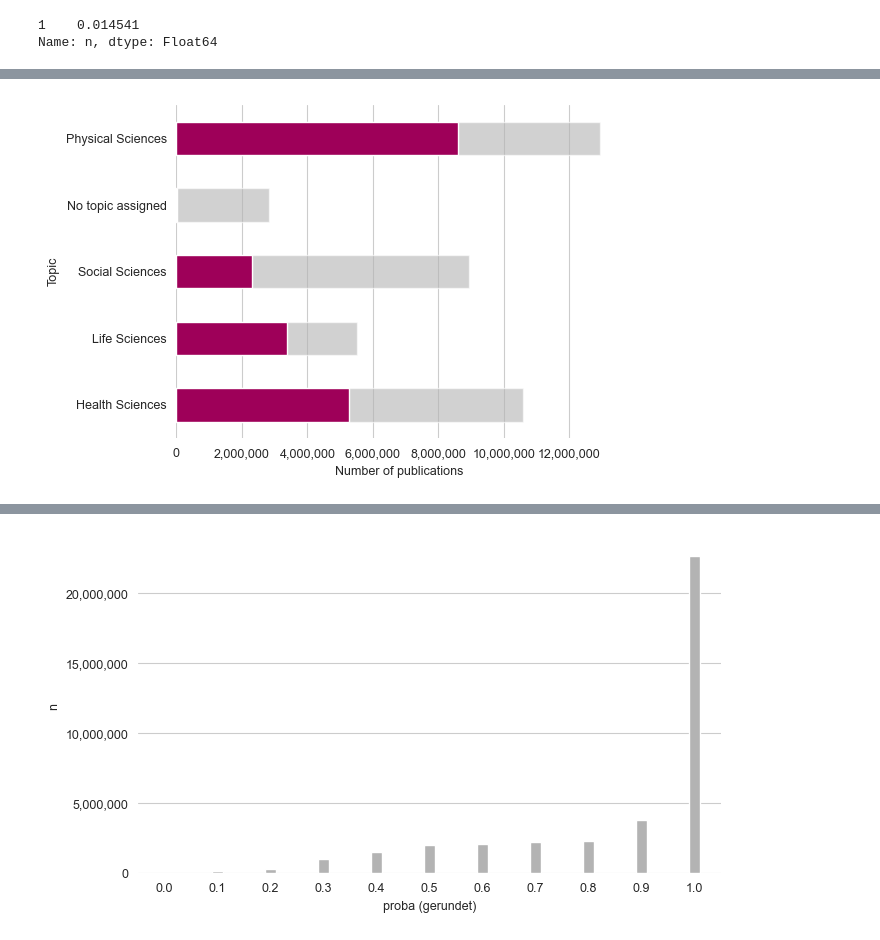
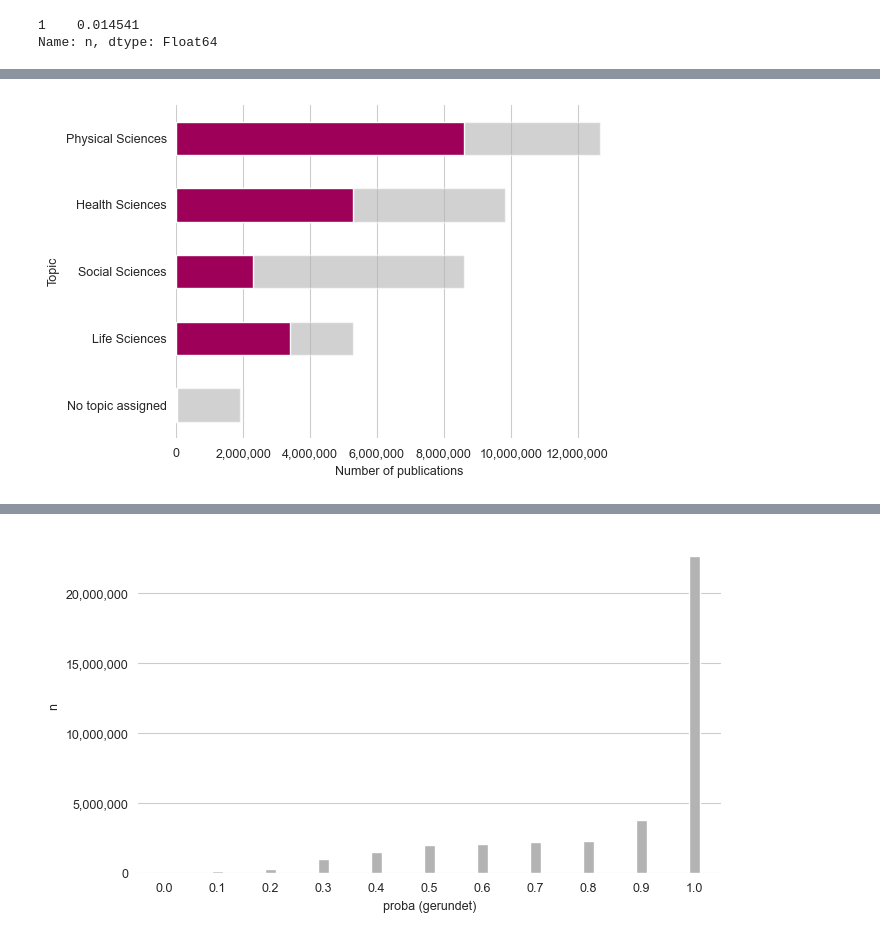
Before and after one commit to naustica/openalex_doctypes, a Jupyter notebook: classifier/review_classifier.ipynb, the cells around one changed output, grey strips where cells are left out. Drawn from its saved outputs; the diff is of its cells as text; code cells hidden in the pictures.

```diff
--- a/classifier/review_classifier.ipynb
+++ b/classifier/review_classifier.ipynb
@@ -266,7 +285,8 @@ df_doi_2012_2021_topic_cwts = client.query(f"""
                                             FROM {openalex_snapshot} AS oal
                                             LEFT JOIN {cwts_snapshot} AS cwts
                                                 ON oal.doi = cwts.doi
-                                            WHERE primary_location.source.type = 'journal' AND publication_year BETWEEN 2012 AND 2021
+                                            WHERE type IN ('article', 'review')
+                                                AND primary_location.source.type = 'journal' AND publication_year BETWEEN 2012 AND 2021
                                             GROUP BY topic
                                             """).to_dataframe()
 # %%
@@ -275,34 +295,36 @@ df_doi_2012_2021_topic_cwts = df_doi_2012_2021_topic_cwts.fillna(value='No topic
 fig, ax = plt.subplots(figsize=(6,4))
 plt.box(False)
 
 sns.barplot(data=df_doi_2012_2021_topic_cwts,
             x='oal_n',
             y='topic',
             alpha=0.6,
             color='#b3b3b3a0',
+            order=['Physical Sciences', 'Health Sciences', 'Social Sciences', 'Life Sciences', 'No topic assigned'],
             width=0.5,
             saturation=1,
             errorbar=None)
 
 sns.barplot(data=df_doi_2012_2021_topic_cwts,
             x='cwts_n',
             y='topic',
             alpha=1,
             color='#9e0059',
+            order=['Physical Sciences', 'Health Sciences', 'Social Sciences', 'Life Sciences', 'No topic assigned'],
             width=0.5,
             saturation=1,
             errorbar=None)
 
 ax.xaxis.set_major_formatter(mtick.StrMethodFormatter('{x:,.0f}'))
 
 ax.set(xlabel='Number of publications', ylabel='Topic')
 
 plt.tight_layout()
 
 plt.show()
 fig.savefig(f'media/cwts_topics.png', format='png', bbox_inches='tight', dpi=500)
 # %% [output]
-[figure, old version]
+[figure, new version]
 # %%
 fig, axs = plt.subplots(1, 2, figsize=(14, 8))
 filelist =  ['dt_topics', 'cwts_topics']
```
Also changed, not shown: parts of 14 cells of this notebook, 4 other files.
